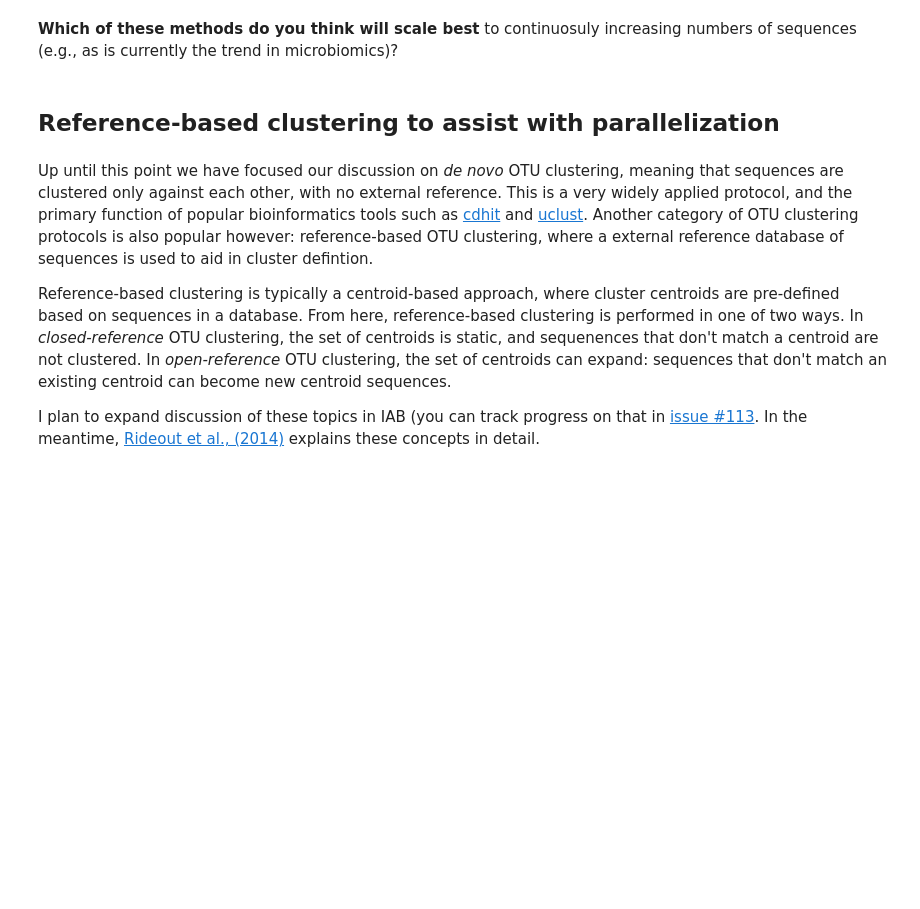
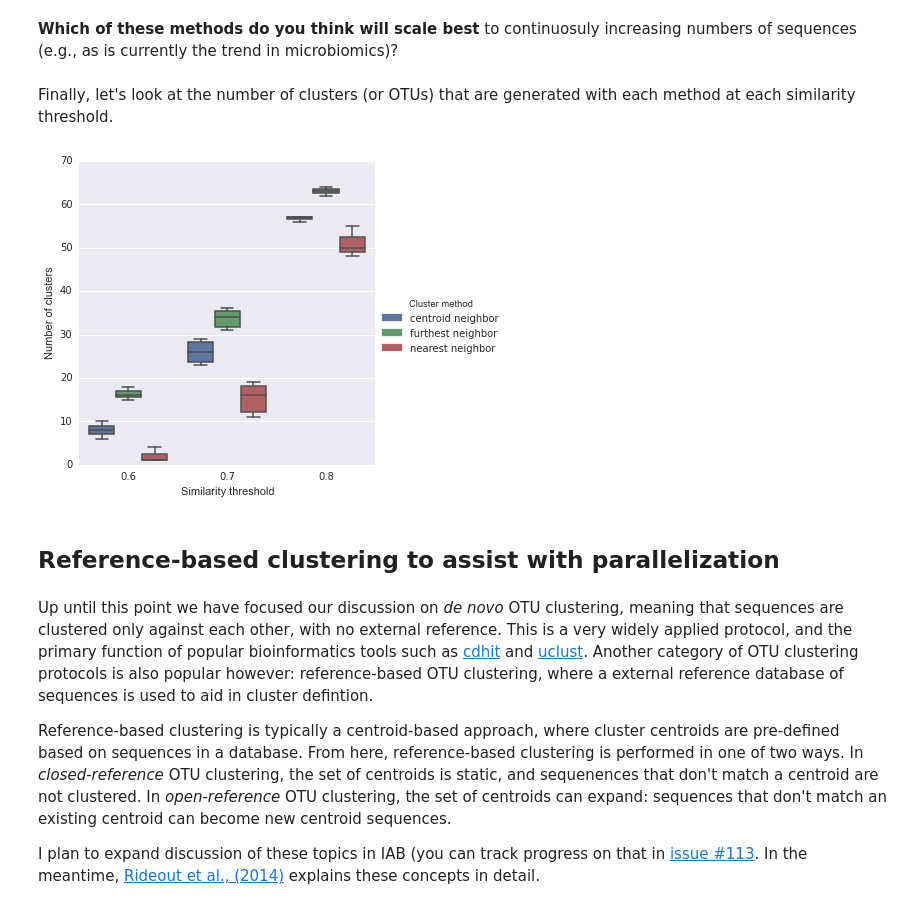
Before and after one commit to applied-bioinformatics/An-Introduction-To-Applied-Bioinformatics, a Jupyter notebook: fundamentals/sequence-mapping-and-clustering.ipynb, the cells around one changed output. Drawn from its saved outputs; the diff is of its cells as text; code cells hidden in the pictures; blank space fills up the shorter version.

```diff
--- a/fundamentals/sequence-mapping-and-clustering.ipynb
+++ b/fundamentals/sequence-mapping-and-clustering.ipynb
@@ -815,5 +826,13 @@ plt.ylabel("Run time (s)")
 # %% [markdown]
 **Which of these methods do you think will scale best** to continuosuly increasing numbers of sequences (e.g., as is currently the trend in microbiomics)?
+# %% [markdown]
+Finally, let's look at the number of clusters (or OTUs) that are generated with each method at each similarity threshold.
+# %%
+g = sns.factorplot("Similarity threshold", "Number of clusters",
+                   "Cluster method", df[df["Number of sequences"] == 100],
+                   kind="box")
+# %% [output]
+[figure, added]
 # %% [markdown]
 ## Reference-based clustering to assist with parallelization
 # %% [markdown]
```
Also changed, not shown: parts of 38 cells of this notebook.
